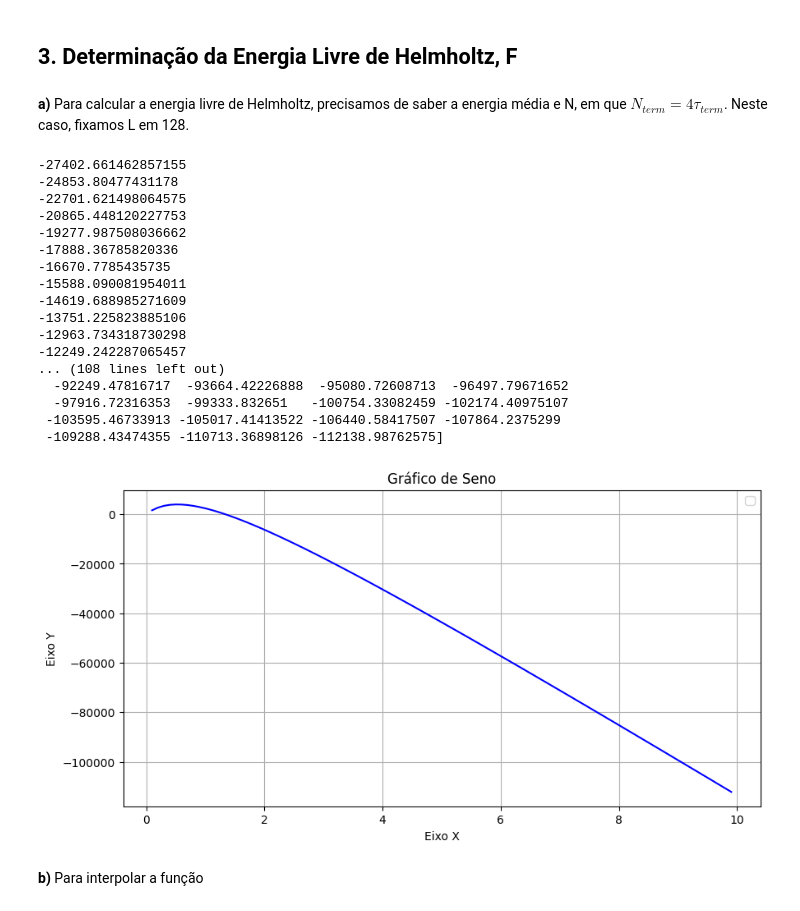
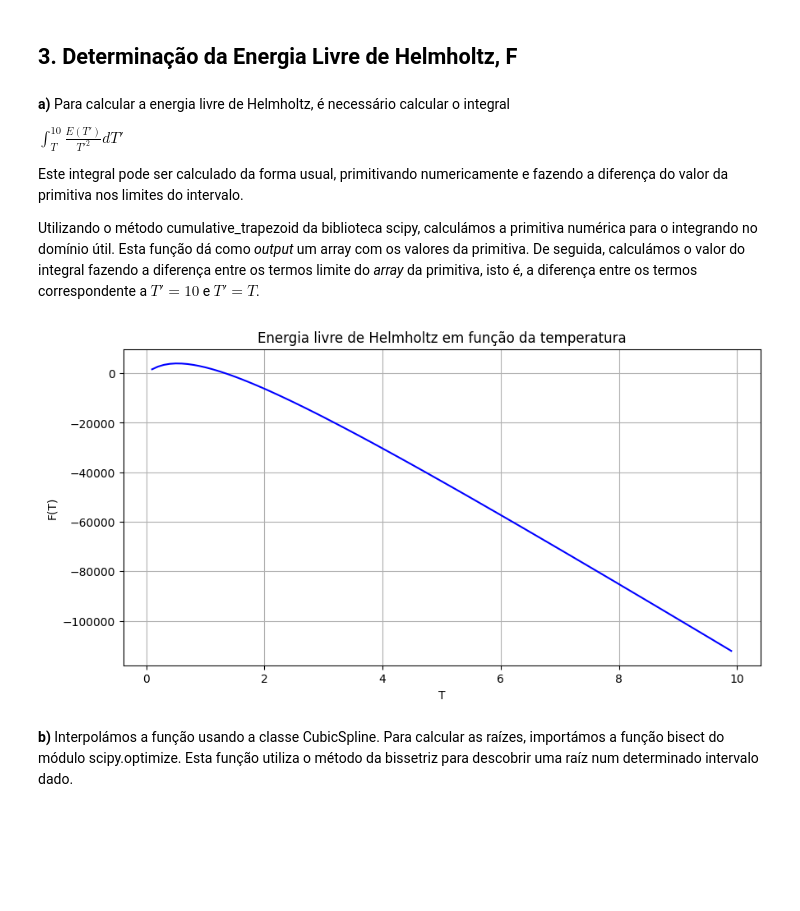
Before and after one commit to RafaelFernandesIST/FC_Grupo22, a Jupyter notebook: Projeto_1/projeto_1.ipynb, the cells around one changed output. Drawn from its saved outputs; the diff is of its cells as text; code cells hidden in the pictures; blank space fills up the shorter version.

```diff
--- a/Projeto_1/projeto_1.ipynb
+++ b/Projeto_1/projeto_1.ipynb
@@ -390,7 +390,13 @@ plt.show()
 # %% [markdown]
 ## 3. Determinação da Energia Livre de Helmholtz, F
 # %% [markdown]
-**a)** Para calcular a energia livre de Helmholtz, precisamos de saber a energia média e N, em que $N_{term} = 4\tau_{term}$. Neste caso, fixamos L em 128.
+**a)** Para calcular a energia livre de Helmholtz, é necessário calcular o integral
+
+$\int_{T}^{10} \frac{E(T')}{T'^2} dT'$
+
+Este integral pode ser calculado da forma usual, primitivando numericamente e fazendo a diferença do valor da primitiva nos limites do intervalo.
+
+Utilizando o método cumulative_trapezoid da biblioteca scipy, calculámos a primitiva numérica para o integrando no domínio útil. Esta função dá como _output_ um array com os valores da primitiva. De seguida, calculámos o valor do integral fazendo a diferença entre os termos limite do _array_ da primitiva, isto é, a diferença entre os termos correspondente a $T' = 10$ e $T' = T$.
 # %%
 #Função calcula a energia livre de helmholtz para T e L determinados
 def helmholtz(L, T, n):
@@ -398,66 +404,46 @@ def helmholtz(L, T, n):
     t_array = np.linspace(T, 10, n)
     integ_array = np.empty((len(t_array),)) #Array dos integrandos
 
     #O loop define o integrando para cada T (energ/temp^2)
     for t in t_array:
         #Correr simulação
         h_ising = IsingModel(L, t)
         h_ising.iter_monte_carlo(n)
 
         #Calcular termo integrando
         energy = h_ising.calc_ener_total()
         integ = (energy)/(t**2)
         i = np.where(t_array == t)
         integ_array[i] = integ
 
-    N = L*L
+    #Calcular integral
     primitive = cumulative_trapezoid(integ_array, t_array)
     integral = primitive[-1] - primitive[0]
-    print(integral)
 
+    #Calcular N
+    N = L*L
     return -T*(integral + N*np.log(2))
 
 #Definir L e n
 L = 128
 n = 10
 
 #Definir arrays das coordenadas
 T_array = np.arange(0.1, 10, 0.1)
 F_array = np.array([helmholtz(L, temp, n) for temp in T_array])
 
-print(F_array)
-
 #Plotar gráfico
-plt.figure(figsize=(10, 5)) # tamanho da figura
-
-plt.plot(T_array, F_array, label='', color='blue') # plotando a função seno
-plt.title('Gráfico de Seno') # título do gráfico
-plt.xlabel('Eixo X') # rótulo do eixo x
-plt.ylabel('Eixo Y') # rótulo do eixo y
-plt.legend() # legenda
-plt.grid() # grelha
-plt.show() # mostrando o gráfico
+plt.figure(figsize=(10, 5))
+plt.plot(T_array, F_array, label='', color='blue')
+plt.title('Energia livre de Helmholtz em função da temperatura')
+plt.xlabel('T')
+plt.ylabel('F(T)')
+plt.grid()
+plt.show()
 # %% [output]
--27402.661462857155
--24853.80477431178
--22701.621498064575
--20865.448120227753
--19277.987508036662
--17888.36785820336
--16670.7785435735
--15588.090081954011
--14619.688985271609
--13751.225823885106
--12963.734318730298
--12249.242287065457
-... (108 lines left out)
-  -92249.47816717  -93664.42226888  -95080.72608713  -96497.79671652
-  -97916.72316353  -99333.832651   -100754.33082459 -102174.40975107
- -103595.46733913 -105017.41413522 -106440.58417507 -107864.2375299
- -109288.43474355 -110713.36898126 -112138.98762575]
-[figure, old version]
+[figure, new version]
 # %% [markdown]
-**b)** Para interpolar a função
+**b)** Interpolámos a função usando a classe CubicSpline. Para calcular as raízes, importámos a função bisect do módulo scipy.optimize. Esta função utiliza o método da bissetriz para descobrir uma raíz num determinado intervalo dado.
 # %%
 from scipy.optimize import bisect
 
```
Also changed, not shown: parts of 3 cells of this notebook.
